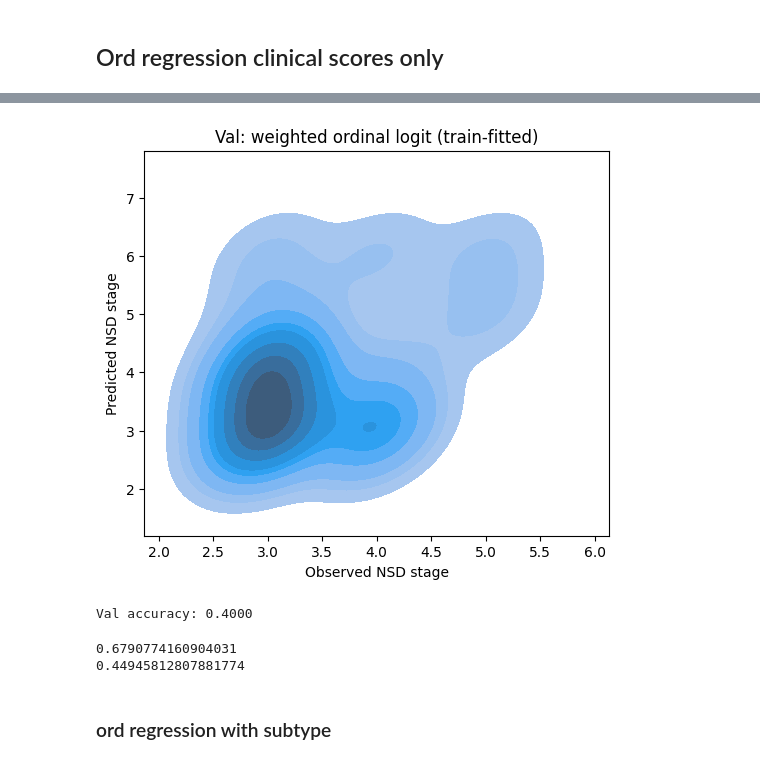
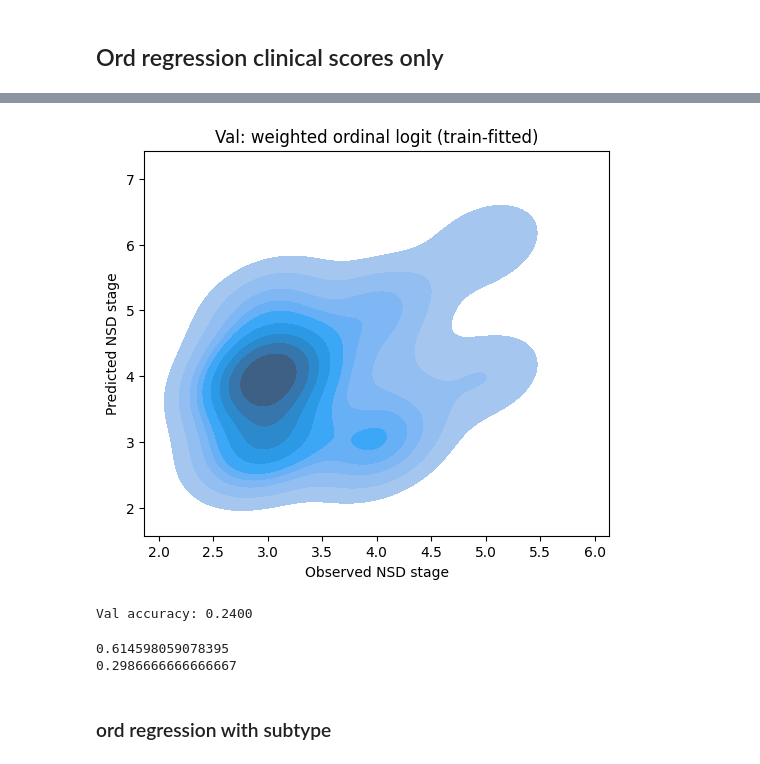
Before and after one commit to LAMCIG-lab/COMIND, a Jupyter notebook: notebooks/NSD_predict.ipynb, the cells around one changed output, grey strips where cells are left out. Drawn from its saved outputs; the diff is of its cells as text; code cells hidden in the pictures.

```diff
--- a/notebooks/NSD_predict.ipynb
+++ b/notebooks/NSD_predict.ipynb
@@ -88,7 +88,7 @@ class WeightedOrderedModel(OrderedModel):
 ## Ord regression clinical scores only
 # %%
 y_train = ord_train["NSD_ordered"]
-X_train = ord_train[["MCATOT", "TD_score", "PIGD_score"]]
+X_train = ord_train[["MCATOT", "TD_score", "PIGD_score", "beta_0", "beta_1", "beta_2"]]
 w_train = compute_sample_weight(class_weight="balanced", y=y_train)
 
 mod_train = WeightedOrderedModel(y_train, X_train, sample_weights=w_train, distr="logit")
@@ -133,22 +130,22 @@ Train accuracy: 0.6429
 # %%
 
 y_val = ord_val["NSD_ordered"]
-X_val = ord_val[["MCATOT", "TD_score", "PIGD_score"]]
+X_val = ord_val[["MCATOT", "TD_score", "PIGD_score", "beta_0", "beta_1", "beta_2"]]
 pred_probas_val = res_train.model.predict(params=res_train.params, exog=X_val)
 pred_idx_val = np.argmax(pred_probas_val, axis=1)
 pred_cat_val = pd.Series(full_cats[pred_idx_val], index=y_val.index).astype(float)
 true_cat_val = y_val.astype(float)
 
 plt.figure(figsize=(6, 5))
 sns.kdeplot(x=true_cat_val, y=pred_cat_val, fill=True)
 plt.xlabel("Observed NSD stage")
 plt.ylabel("Predicted NSD stage")
 plt.title("Val: weighted ordinal logit (train-fitted)")
 plt.show()
 print(f"Val accuracy: {np.mean(pred_cat_val.values == true_cat_val.values):.4f}")
 # %% [output]
-[figure, old version]
+[figure, new version]
-Val accuracy: 0.4000
+Val accuracy: 0.2400
 # %%
 from sklearn.metrics import f1_score
 
@@ -174,8 +171,8 @@ f1_val = f1_score(
 print(f1_train)
 print(f1_val)
 # %% [output]
-0.6790774160904031
-0.44945812807881774
+0.614598059078395
+0.2986666666666667
 # %% [markdown]
 ### ord regression with subtype
 # %%
```
Also changed, not shown: parts of 5 cells of this notebook, 1 other file.
